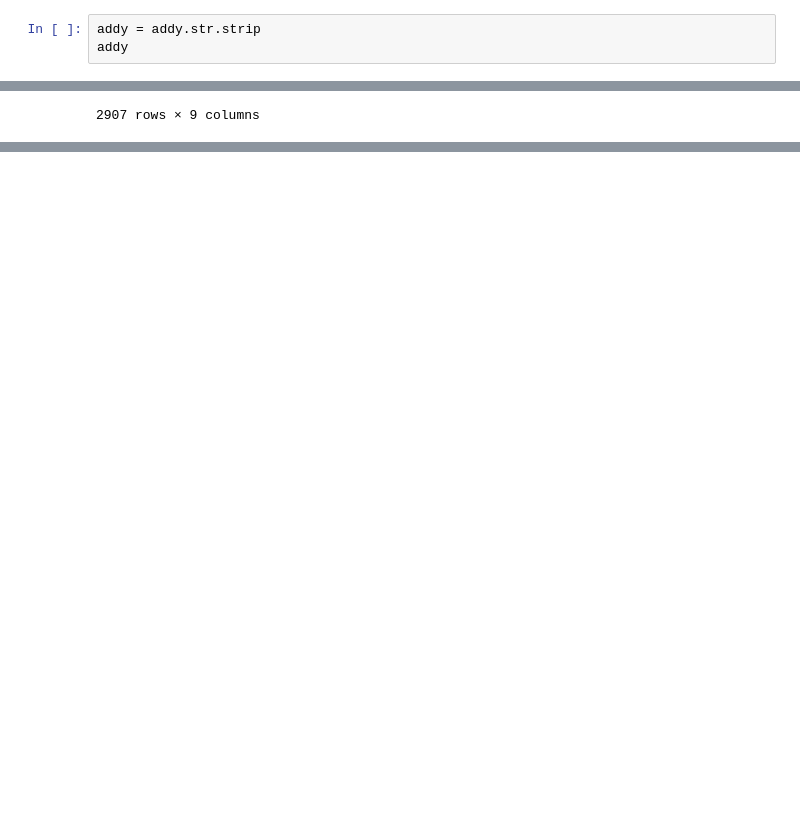
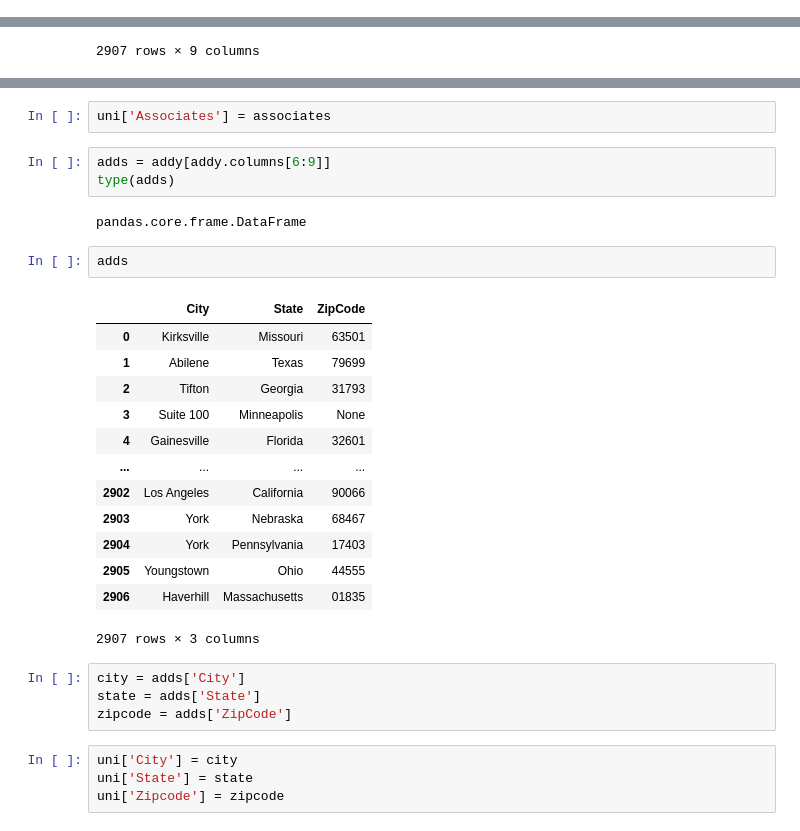
Before and after one commit to belisariomontesinos/INTRO-TO-DATA-ANALYSIS, a Jupyter notebook: Uni.ipynb, the cells around one changed output, grey strips where cells are left out. Saved outputs shown, nothing was run; the diff lists cells and outputs as text; blank space fills up the shorter version.

```diff
--- a/Uni.ipynb
+++ b/Uni.ipynb
@@ -89,6 +89,3 @@ addy
 2905    One University Plaza, Youngstown, Ohio 44555-0001
 2906    320 South Main Street, Haverhill, Massachusett...
 Name: address, Length: 2907, dtype: object
-# %%
-addy = addy.str.strip
-addy
@@ -267,0 +292,31 @@ addy
+# %%
+uni['Associates'] = associates
+# %%
+adds = addy[addy.columns[6:9]]
+type(adds)
+# %% [output]
+pandas.core.frame.DataFrame
+# %%
+adds
+# %% [output]
+|  | City | State | ZipCode |
+| 0 | Kirksville | Missouri | 63501 |
+| 1 | Abilene | Texas | 79699 |
+| 2 | Tifton | Georgia | 31793 |
+| 3 | Suite 100 | Minneapolis | None |
+| 4 | Gainesville | Florida | 32601 |
+| ... | ... | ... | ... |
+| 2902 | Los Angeles | California | 90066 |
+| 2903 | York | Nebraska | 68467 |
+| 2904 | York | Pennsylvania | 17403 |
+| 2905 | Youngstown | Ohio | 44555 |
+| 2906 | Haverhill | Massachusetts | 01835 |
+2907 rows × 3 columns
+# %%
+city = adds['City']
+state = adds['State']
+zipcode = adds['ZipCode']
+# %%
+uni['City'] = city
+uni['State'] = state
+uni['Zipcode'] = zipcode
```
Also changed, not shown: parts of 18 cells of this notebook.
